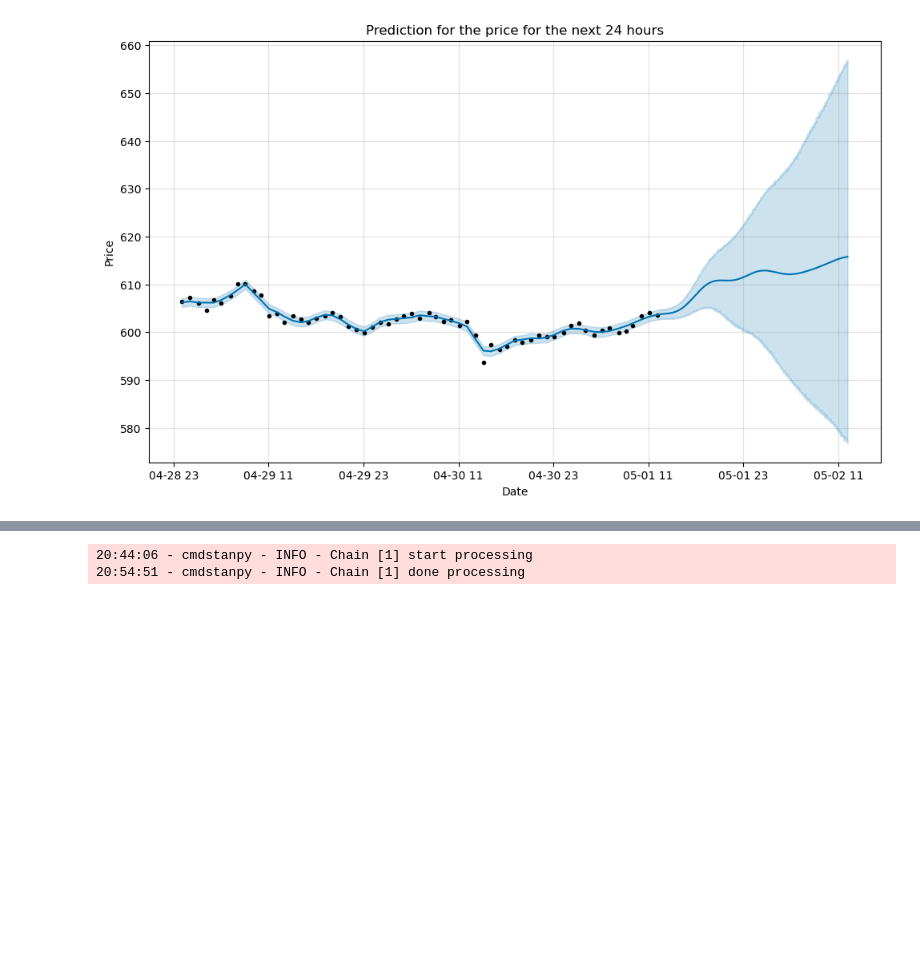
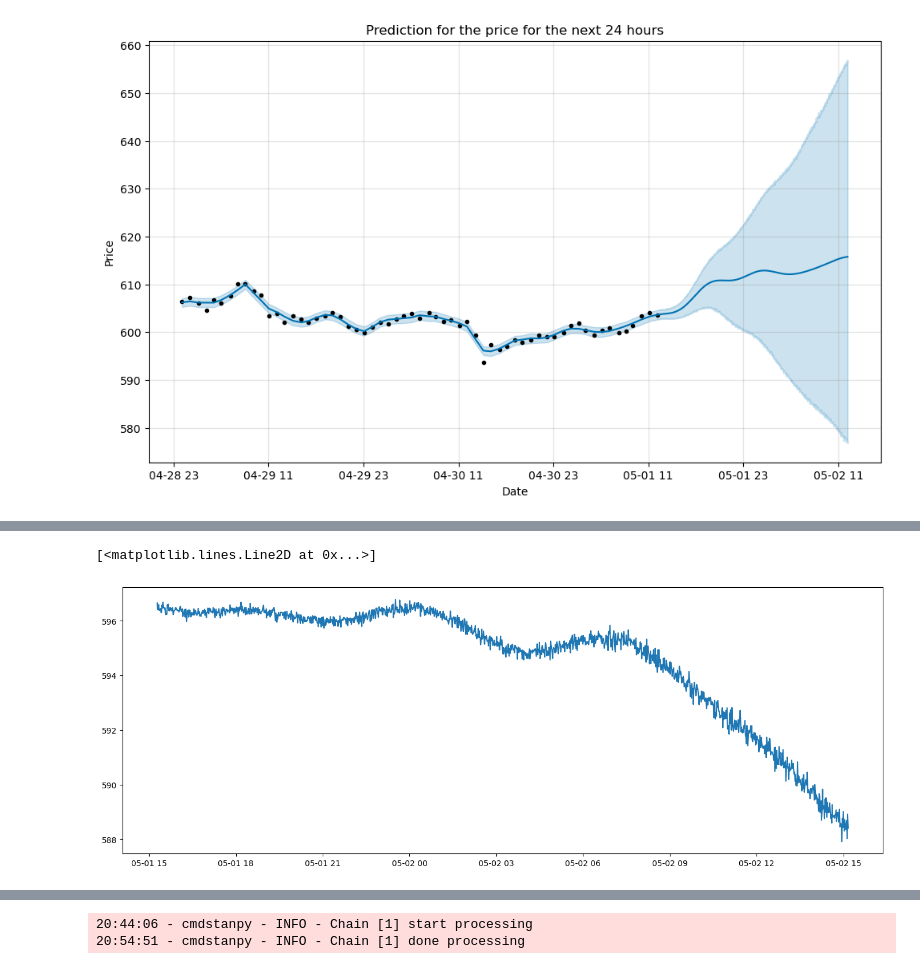
Before and after one commit to Santiagosphysics/FinalHeimdall, a Jupyter notebook: test_1.ipynb, the cells around one changed output, grey strips where cells are left out. Cells and saved outputs as stored; diff of their text form; code cells hidden in the pictures; blank space fills up the shorter version.

```diff
--- a/test_1.ipynb
+++ b/test_1.ipynb
@@ -69,0 +140,7 @@ def prophet_model(data, time):
+# %%
+predict_prophet=predict_prophet[predict_prophet['ds']>='2025-05-01 15:16:00']
+plt.figure(figsize=(17,6))
+plt.plot(predict_prophet['ds'], predict_prophet['yhat_lower'])
+# %% [output]
+[<matplotlib.lines.Line2D at 0x...>]
+[figure, added]
```
Also changed, not shown: parts of 11 cells of this notebook, 3 other files.
